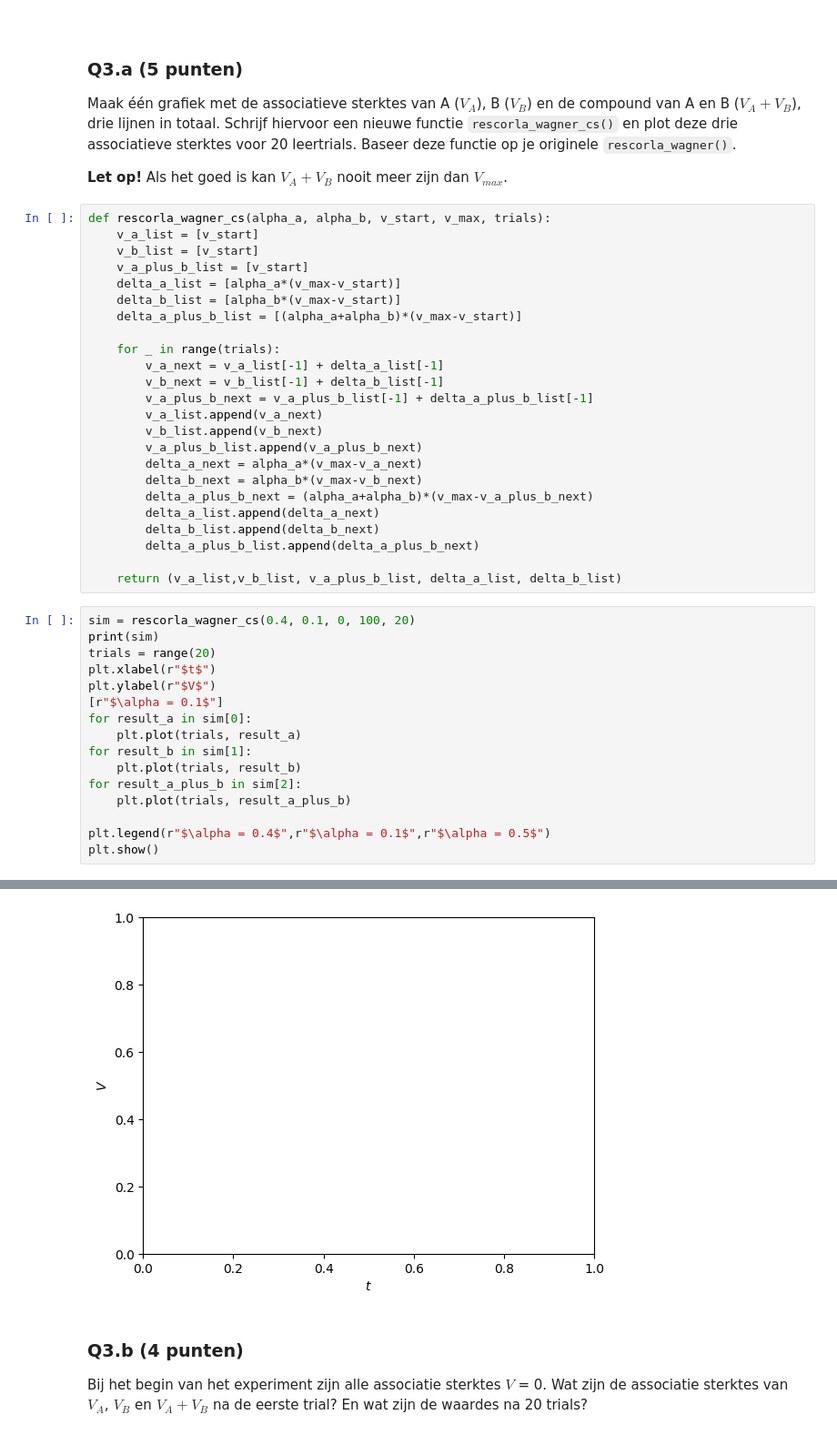
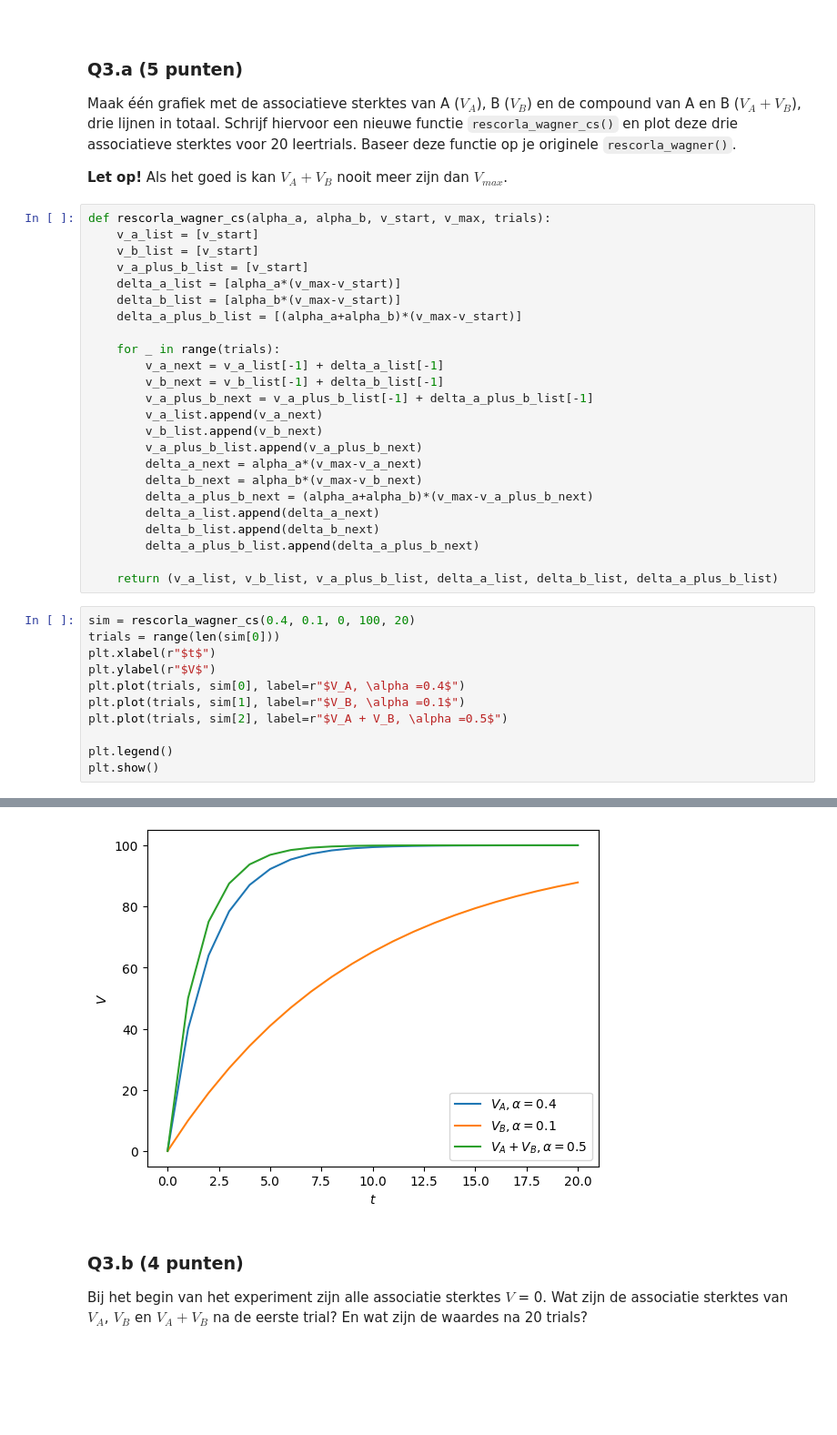
Before and after one commit to xsznr/CogMod, a Jupyter notebook: Assignment 1/Assignment_1.ipynb, the cells around one changed output, grey strips where cells are left out. Shown at 91% size. Cells and saved outputs as stored; diff of their text form; blank space fills up the shorter version.

```diff
--- a/Assignment 1/Assignment_1.ipynb
+++ b/Assignment 1/Assignment_1.ipynb
@@ -252,21 +252,16 @@ def rescorla_wagner_cs(alpha_a, alpha_b, v_start, v_max, trials):
         delta_b_list.append(delta_b_next)
         delta_a_plus_b_list.append(delta_a_plus_b_next)
 
-    return (v_a_list,v_b_list, v_a_plus_b_list, delta_a_list, delta_b_list)
+    return (v_a_list, v_b_list, v_a_plus_b_list, delta_a_list, delta_b_list, delta_a_plus_b_list)
 # %%
 sim = rescorla_wagner_cs(0.4, 0.1, 0, 100, 20)
-print(sim)
-trials = range(20)
+trials = range(len(sim[0]))
 plt.xlabel(r"$t$")
 plt.ylabel(r"$V$")
-[r"$\alpha = 0.1$"]
-for result_a in sim[0]:
-    plt.plot(trials, result_a)
-for result_b in sim[1]:
-    plt.plot(trials, result_b)
-for result_a_plus_b in sim[2]:
-    plt.plot(trials, result_a_plus_b)
+plt.plot(trials, sim[0], label=r"$V_A, \alpha =0.4$")
+plt.plot(trials, sim[1], label=r"$V_B, \alpha =0.1$")
+plt.plot(trials, sim[2], label=r"$V_A + V_B, \alpha =0.5$")
 
-plt.legend(r"$\alpha = 0.4$",r"$\alpha = 0.1$",r"$\alpha = 0.5$")
+plt.legend()
 plt.show()
 # %% [output]
@@ -275,4 +268,4 @@ ValueError: x and y must have same first dimension, but have shapes (20,) and (1
-[figure, old version]
+[figure, new version]
 # %% [markdown]
 ### Q3.b (4 punten)
 
```
Also changed, not shown: parts of 3 cells of this notebook.
